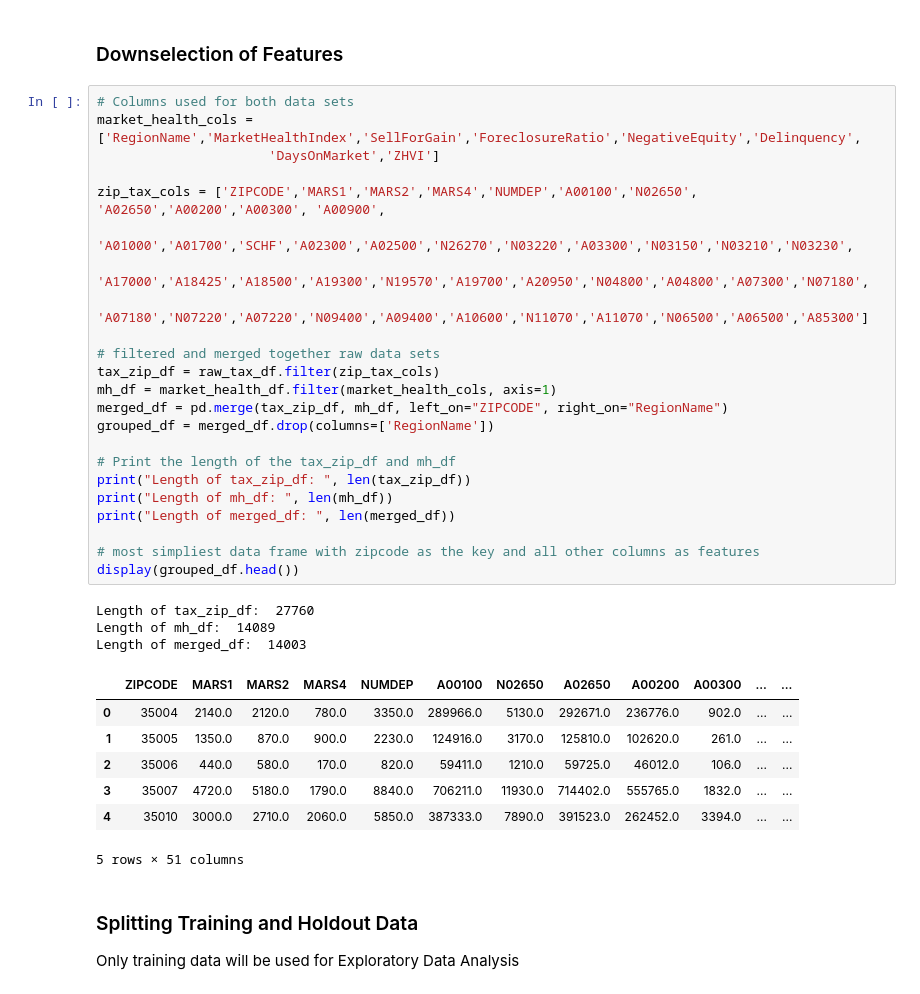
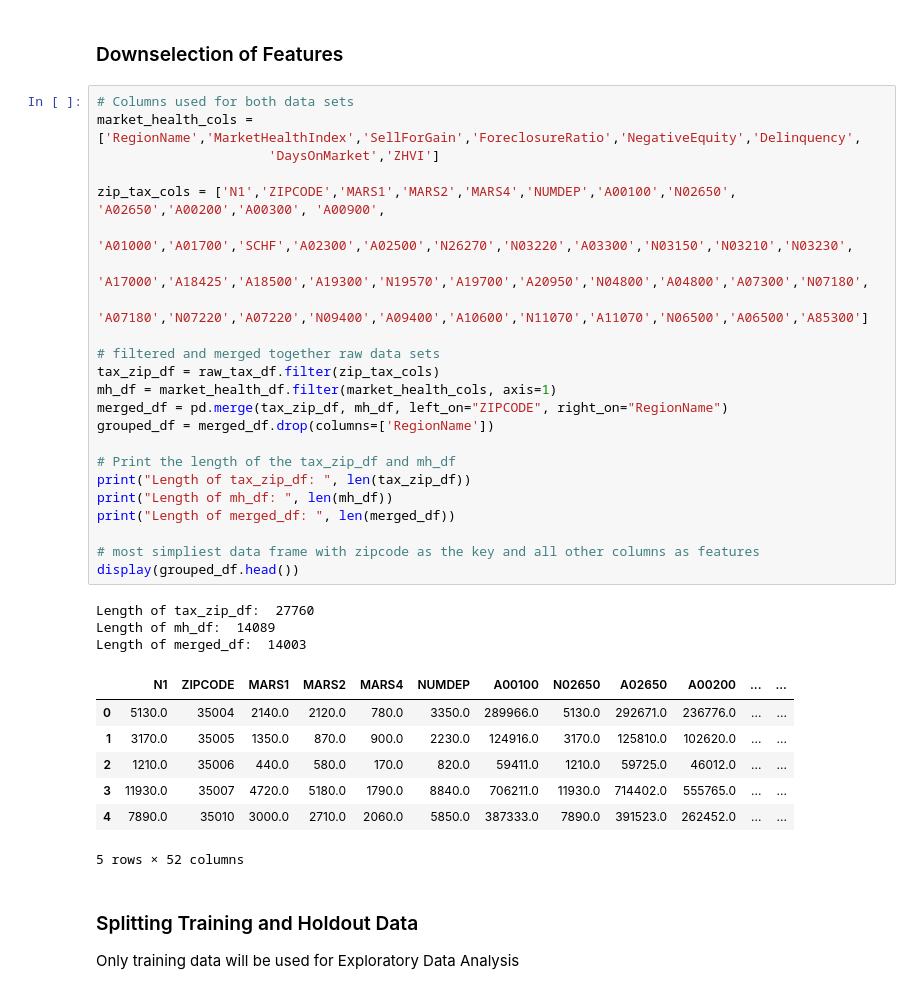
Before and after one commit to kdevoe/aai-500-final-group-4, a Jupyter notebook: StatsFinalProject.ipynb, the cells around one changed output. Cells and saved outputs as stored; diff of their text form.

```diff
--- a/StatsFinalProject.ipynb
+++ b/StatsFinalProject.ipynb
@@ -31,37 +31,37 @@ market_health_df = pd.DataFrame(market_health_csv)
 # %%
 # Columns used for both data sets
 market_health_cols = ['RegionName','MarketHealthIndex','SellForGain','ForeclosureRatio','NegativeEquity','Delinquency',
                       'DaysOnMarket','ZHVI']
 
-zip_tax_cols = ['ZIPCODE','MARS1','MARS2','MARS4','NUMDEP','A00100','N02650', 'A02650','A00200','A00300', 'A00900',
+zip_tax_cols = ['N1','ZIPCODE','MARS1','MARS2','MARS4','NUMDEP','A00100','N02650', 'A02650','A00200','A00300', 'A00900',
                 'A01000','A01700','SCHF','A02300','A02500','N26270','N03220','A03300','N03150','N03210','N03230',
                 'A17000','A18425','A18500','A19300','N19570','A19700','A20950','N04800','A04800','A07300','N07180',
                 'A07180','N07220','A07220','N09400','A09400','A10600','N11070','A11070','N06500','A06500','A85300']
 
 # filtered and merged together raw data sets
 tax_zip_df = raw_tax_df.filter(zip_tax_cols)
 mh_df = market_health_df.filter(market_health_cols, axis=1)
 merged_df = pd.merge(tax_zip_df, mh_df, left_on="ZIPCODE", right_on="RegionName")
 grouped_df = merged_df.drop(columns=['RegionName'])
 
 # Print the length of the tax_zip_df and mh_df
 print("Length of tax_zip_df: ", len(tax_zip_df))
 print("Length of mh_df: ", len(mh_df))
 print("Length of merged_df: ", len(merged_df))
 
 # most simpliest data frame with zipcode as the key and all other columns as features
 display(grouped_df.head())
 # %% [output]
 Length of tax_zip_df:  27760
 Length of mh_df:  14089
 Length of merged_df:  14003
-|  | ZIPCODE | MARS1 | MARS2 | MARS4 | NUMDEP | A00100 | N02650 | A02650 | A00200 | A00300 | ... | ... |
-| 0 | 35004 | 2140.0 | 2120.0 | 780.0 | 3350.0 | 289966.0 | 5130.0 | 292671.0 | 236776.0 | 902.0 | ... | ... |
-| 1 | 35005 | 1350.0 | 870.0 | 900.0 | 2230.0 | 124916.0 | 3170.0 | 125810.0 | 102620.0 | 261.0 | ... | ... |
-| 2 | 35006 | 440.0 | 580.0 | 170.0 | 820.0 | 59411.0 | 1210.0 | 59725.0 | 46012.0 | 106.0 | ... | ... |
-| 3 | 35007 | 4720.0 | 5180.0 | 1790.0 | 8840.0 | 706211.0 | 11930.0 | 714402.0 | 555765.0 | 1832.0 | ... | ... |
-| 4 | 35010 | 3000.0 | 2710.0 | 2060.0 | 5850.0 | 387333.0 | 7890.0 | 391523.0 | 262452.0 | 3394.0 | ... | ... |
+|  | N1 | ZIPCODE | MARS1 | MARS2 | MARS4 | NUMDEP | A00100 | N02650 | A02650 | A00200 | ... | ... |
+| 0 | 5130.0 | 35004 | 2140.0 | 2120.0 | 780.0 | 3350.0 | 289966.0 | 5130.0 | 292671.0 | 236776.0 | ... | ... |
+| 1 | 3170.0 | 35005 | 1350.0 | 870.0 | 900.0 | 2230.0 | 124916.0 | 3170.0 | 125810.0 | 102620.0 | ... | ... |
+| 2 | 1210.0 | 35006 | 440.0 | 580.0 | 170.0 | 820.0 | 59411.0 | 1210.0 | 59725.0 | 46012.0 | ... | ... |
+| 3 | 11930.0 | 35007 | 4720.0 | 5180.0 | 1790.0 | 8840.0 | 706211.0 | 11930.0 | 714402.0 | 555765.0 | ... | ... |
+| 4 | 7890.0 | 35010 | 3000.0 | 2710.0 | 2060.0 | 5850.0 | 387333.0 | 7890.0 | 391523.0 | 262452.0 | ... | ... |
-5 rows × 51 columns
+5 rows × 52 columns
 # %% [markdown]
 ### Splitting Training and Holdout Data
 
```
Also changed, not shown: parts of 10 cells of this notebook.
